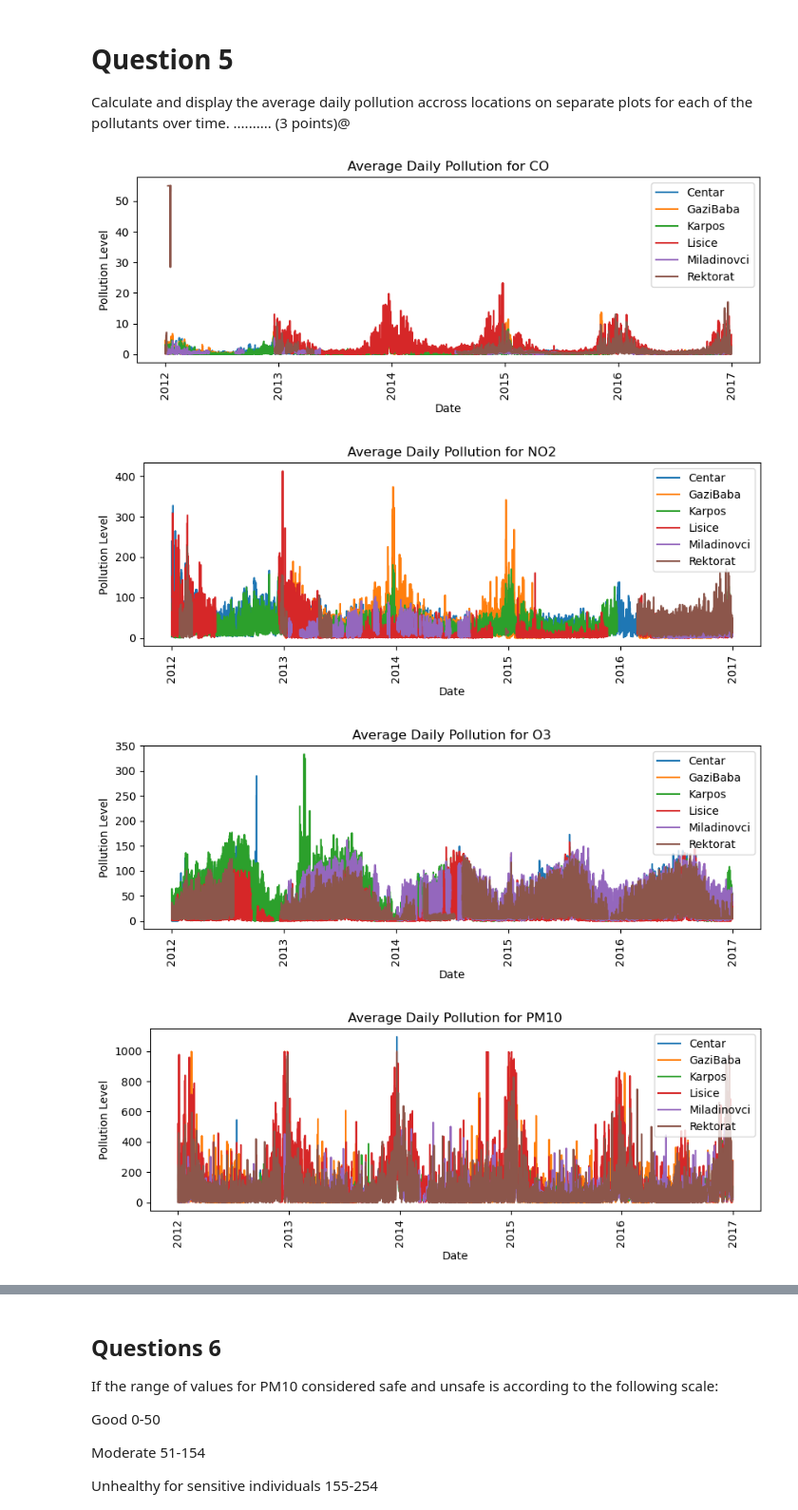
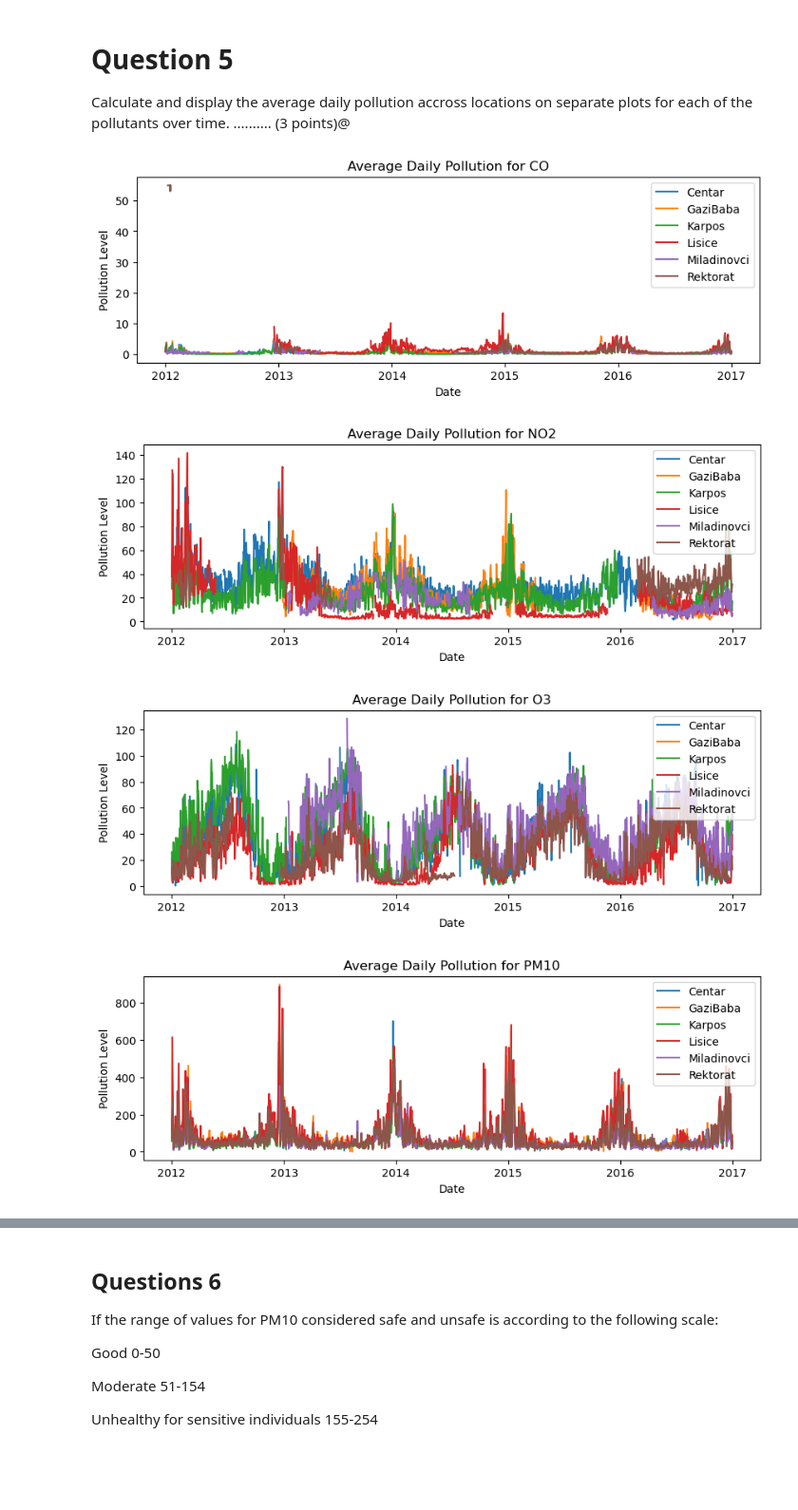
Before and after one commit to zdravozdravo/air-pollution-repo, a Jupyter notebook: 03 Air Pollution.ipynb, the cells around one changed output, grey strips where cells are left out. Shown at 95% size. Saved outputs shown, nothing was run; the diff lists cells and outputs as text; code cells hidden in the pictures; blank space fills up the shorter version.

Commit message:
MAN IS THIS DONE FINALLY MAN?

```diff
--- a/03 Air Pollution.ipynb
+++ b/03 Air Pollution.ipynb
@@ -152,10 +152,7 @@ df
 | 45306 | NaN | NaN | 81.4004 | NaN | NaN | NaN | 2016-12-31 23:00:00 | 23:00:00 | 2016-12-31 | ... |
 226535 rows × 10 columns
 # %%
-# duplicated_rows = df[df.duplicated()]
-# duplicated_rows
-
-## SREDI GO CUDOVO SO DUPLI ROWS!?
+df.drop_duplicates(inplace=True)
 # %% [markdown]
 # Question 1
 What location in Skopje has the highest average pollution for each of the pollutants? .......... (2 points)
@@ -374,7 +371,6 @@ In Rektorat the highest PM10 polltuion on average happens in December with a val
 What is the average pollution accross locations in every hour during the day?  .......... (2 points)
 # %%
 # Solution
-
 
 # USED IN THE PLOTTING FUNCTION
 hour = [ str(time) for time in df['datetime'].dt.time.unique() ]
@@ -382,6 +378,8 @@ hour = [ str(time) for time in df['datetime'].dt.time.unique() ]
 # USED IN THE LOOPS
 location_list = [ loc for loc in df.columns[:6]]
 pollutants_list = [ pollutant for pollutant in df['pollutant_type'].unique() ]
+
+q4_df_final = pd.DataFrame()
 
 
 for location in location_list:
@@ -395,13 +393,20 @@ for location in location_list:
             data_to_plot = pd.DataFrame()
             data_to_plot['Hour'] = np.array(hour)
             data_to_plot['Pollution Levels'] = q4_df.values
+            data_to_plot['Pollutant'] = pollutant
+            data_to_plot['Location'] = location
 
             sns.lineplot(data=data_to_plot, x='Hour', y='Pollution Levels', label=pollutant)
+            q4_df_final = pd.concat([q4_df_final, data_to_plot])
 
     plt.title(f'Pollution per hour in {location}')
     plt.xticks(rotation=90)
     plt.legend(loc="upper right")
     plt.show()
+
+q4_df_final.reset_index(inplace=True)
+print('DATA FRAME RESULT:')
+q4_df_final
 # %% [output]
 [figure]
 [figure]
@@ -416,25 +435,24 @@ Calculate and display the average daily pollution accross locations on separate
 # %%
 # Solution
 
 average_pollution = df.groupby(['date', 'pollutant_type']).mean().reset_index()
 pollutants = df['pollutant_type'].unique()
 location_list = [ loc for loc in df.columns[:6]]
 
 for pollutant in pollutants:
     plt.figure(figsize=(10, 3))
     for location in location_list:
-        pollutant_data = df[df['pollutant_type'] == pollutant][['datetime', location]]
-        pollutant_data = pollutant_data.groupby('datetime').mean().reset_index()
-        plt.plot(pollutant_data['datetime'], pollutant_data[location], label=location)
+        pollutant_data = df[df['pollutant_type'] == pollutant][['date', location]]
+        pollutant_data = pollutant_data.groupby('date').mean().reset_index()
+        plt.plot(pollutant_data['date'], pollutant_data[location], label=location)
 
     plt.title(f'Average Daily Pollution for {pollutant}')
     plt.xlabel('Date')
     plt.ylabel('Pollution Level')
-    plt.xticks(rotation=90)
     plt.legend(loc='upper right')
     plt.show()
 # %% [output]
-[figure, old version]
+[figure, new version]
-[figure, old version]
+[figure, new version]
-[figure, old version]
+[figure, new version]
-[figure, old version]
+[figure, new version]
```
Also changed, not shown: parts of 5 cells of this notebook.
